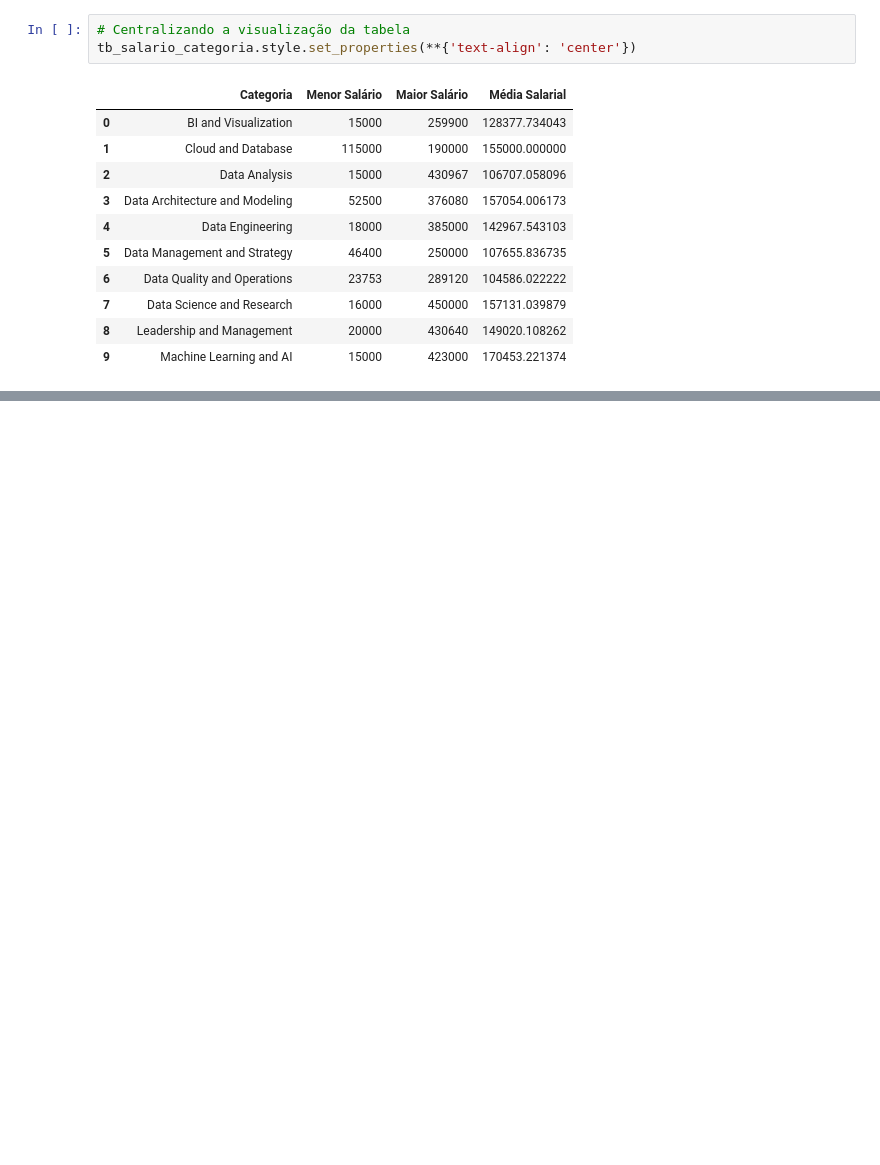
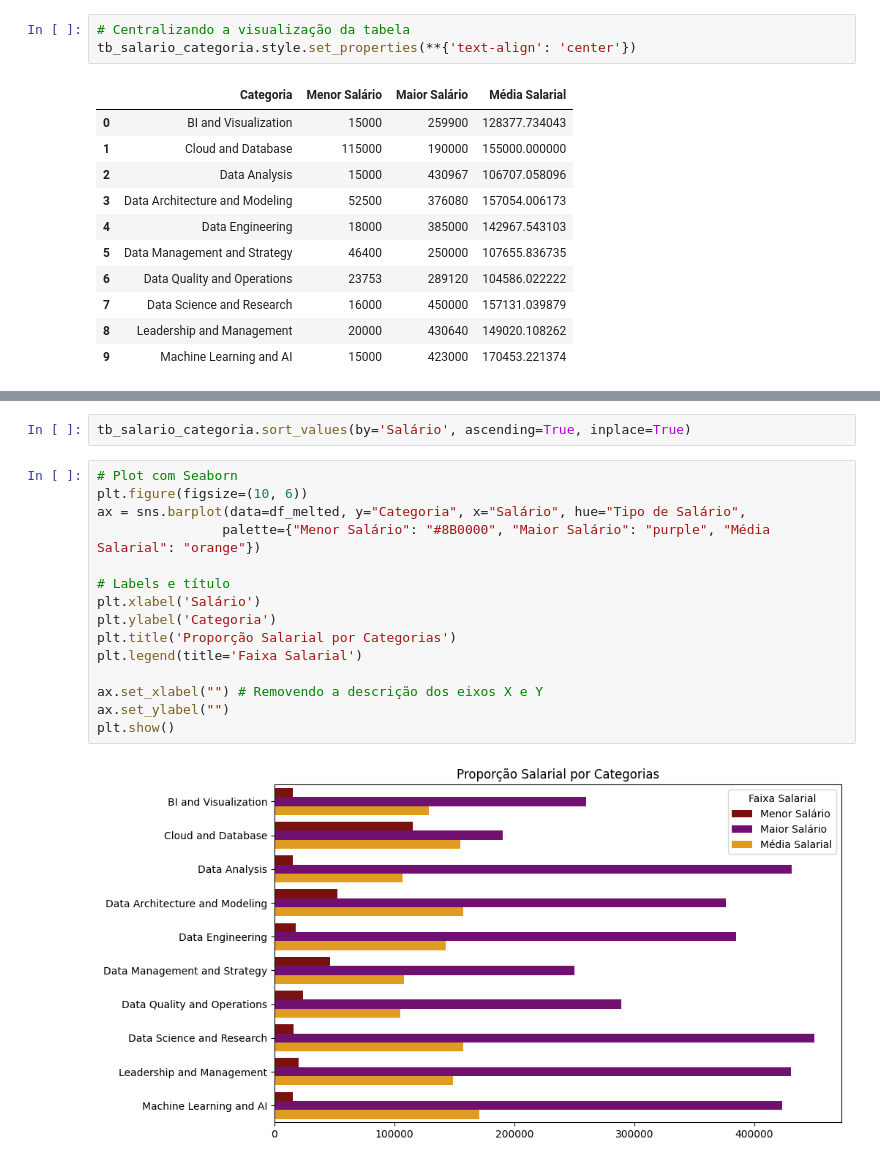
Before and after one commit to ryanrodr/eda-jobs-in-data, a Jupyter notebook: notebooks/analise_exploratoria.ipynb, the cells around one changed output, grey strips where cells are left out. Drawn from its saved outputs; the diff is of its cells as text; blank space fills up the shorter version.

Commit message:
Adicionando uma visualização com Seaborn

```diff
--- a/notebooks/analise_exploratoria.ipynb
+++ b/notebooks/analise_exploratoria.ipynb
@@ -339,0 +356,19 @@ tb_salario_categoria.style.set_properties(**{'text-align': 'center'})
+# %%
+tb_salario_categoria.sort_values(by='Salário', ascending=True, inplace=True)
+# %%
+# Plot com Seaborn
+plt.figure(figsize=(10, 6))
+ax = sns.barplot(data=df_melted, y="Categoria", x="Salário", hue="Tipo de Salário",
+                palette={"Menor Salário": "#8B0000", "Maior Salário": "purple", "Média Salarial": "orange"})
+
+# Labels e título
+plt.xlabel('Salário')
+plt.ylabel('Categoria')
+plt.title('Proporção Salarial por Categorias')
+plt.legend(title='Faixa Salarial')
+
+ax.set_xlabel("") # Removendo a descrição dos eixos X e Y
+ax.set_ylabel("")
+plt.show()
+# %% [output]
+[figure, added]
```
Also changed, not shown: parts of 4 cells of this notebook.
